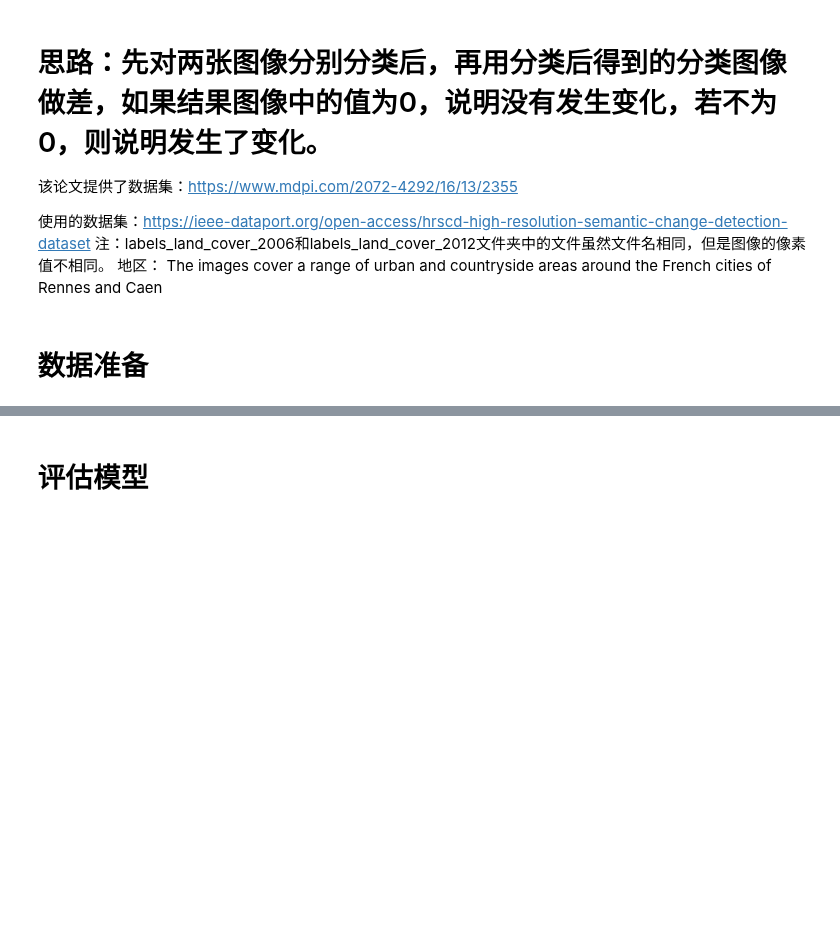
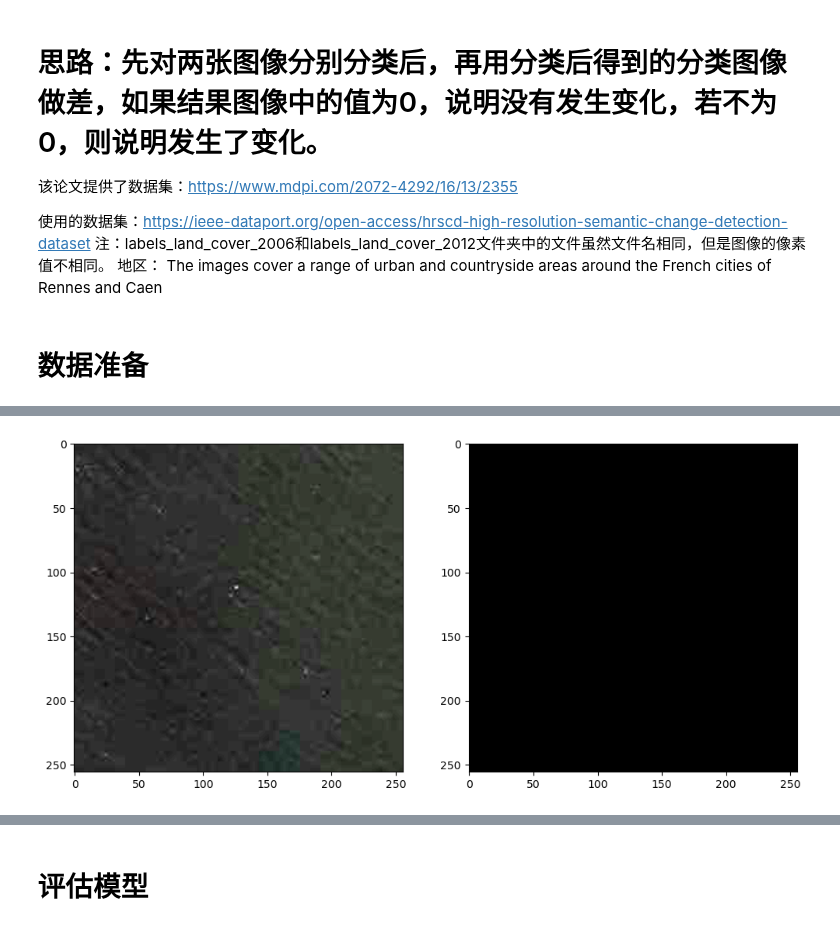
Before and after one commit to Shuobin-P/img_processing_system, a Jupyter notebook: change_detection/post_classification_comparison.ipynb, the cells around one changed output, grey strips where cells are left out. Drawn from its saved outputs; the diff is of its cells as text; code cells hidden in the pictures; blank space fills up the shorter version.

Commit message:
finish post classification comparison

```diff
--- a/change_detection/post_classification_comparison.ipynb
+++ b/change_detection/post_classification_comparison.ipynb
@@ -15,2 +65,84 @@
 # %%
-# TODO 输入数据的要不要分成小块？直接把一张10000*10000的图片作为模型的输入不行吗？
+import os
+import cv2
+import numpy as np
+import torch
+from matplotlib import pyplot as plt
+from patchify import patchify
+from PIL import Image
+os.environ['SM_FRAMEWORK'] = 'tf.keras'
+
+from sklearn.preprocessing import MinMaxScaler
+device = torch.device("cuda" if torch.cuda.is_available() else "cpu")
+scaler = MinMaxScaler()
+root_directory = 'D:\Projects\VsCode\Python\img_processing_system\change_detection\imgs\post_classification_comparison'
+os.chdir(root_directory)
+patch_size = 256
+
+# 将训练图片分成小块
+image_dataset = []
+image = cv2.imread(r"images\2012\14-2012-0460-6915-LA93-0M50-E080.tif", 1) #Read each image as BGR
+SIZE_X = (image.shape[1]//patch_size)*patch_size #Nearest size divisible by our patch size
+SIZE_Y = (image.shape[0]//patch_size)*patch_size #Nearest size divisible by our patch size
+image = Image.fromarray(image)
+image = image.crop((0 ,0, SIZE_X, SIZE_Y))  #Crop from top left corner
+image = np.array(image)
+
+#Extract patches from each image
+patches_img = patchify(image, (patch_size, patch_size, 3), step=patch_size)  #Step=256 for 256 patches means no overlap
+
+#处理每个patch
+for i in range(patches_img.shape[0]):
+    for j in range(patches_img.shape[1]):
+
+        single_patch_img = patches_img[i,j,:,:]
+
+        #Use minmaxscaler instead of just dividing by 255.
+        single_patch_img = scaler\
+            .fit_transform(single_patch_img.reshape(-1, single_patch_img.shape[-1]))\
+            .reshape(single_patch_img.shape)
+        single_patch_img = single_patch_img[0] #Drop the extra unecessary dimension that patchify adds.
+        image_dataset.append(single_patch_img)
+
+# 对label图片做同样的处理
+mask_dataset = []
+mask = cv2.imread(r"labels\2012\14-2012-0460-6915-LA93-0M50-E080.tif", cv2.IMREAD_UNCHANGED)  #Read each image as Grey (or color but remember to map each color to an integer)
+print(np.unique(mask))
+#mask = cv2.cvtColor(mask,cv2.COLOR_BGR2RGB)
+SIZE_X = (mask.shape[1]//patch_size)*patch_size #Nearest size divisible by our patch size
+SIZE_Y = (mask.shape[0]//patch_size)*patch_size #Nearest size divisible by our patch size
+mask = Image.fromarray(mask)
+mask = mask.crop((0 ,0, SIZE_X, SIZE_Y))  #Crop from top left corner
+mask = np.array(mask)
+
+#Extract patches from each image
+patches_mask = patchify(mask, (patch_size, patch_size), step=patch_size)  #Step=256 for 256 patches means no overlap
+for i in range(patches_mask.shape[0]):
+    for j in range(patches_mask.shape[1]):
+        single_patch_mask = patches_mask[i,j,:,:]
+        mask_dataset.append(single_patch_mask)
+
+image_dataset = np.array(image_dataset)
+mask_dataset =  np.array(mask_dataset)  # FIXME 它的值全是0
+
+print("len(image_dataset) = ", len(image_dataset))
+print("len(mask_dataset) = ", len(mask_dataset))
+print("image_dataset.shape= ", image_dataset.shape)
+print("mask_dataset.shape= ", mask_dataset.shape)
+
+
+#Sanity check, view few mages
+import random
+import numpy as np
+image_number = random.randint(0, len(image_dataset))  # 随机的image_number
+plt.figure(figsize=(12, 6))
+plt.subplot(121)
+print("image_number =", image_number)
+plt.imshow(np.reshape(image_dataset[image_number], (patch_size, patch_size, 3)))
+plt.subplot(122)
+plt.imshow(mask_dataset[image_number], cmap='gray')
+plt.show()
+
+from sklearn.model_selection import train_test_split
+X_train, X_test, y_train, y_test = train_test_split(image_dataset, mask_dataset, test_size = 0.1, random_state = 42)
+# %% [output]
@@ -16,0 +155 @@
+[figure, added]
```
Also changed, not shown: parts of 18 cells of this notebook, 3 other files.
